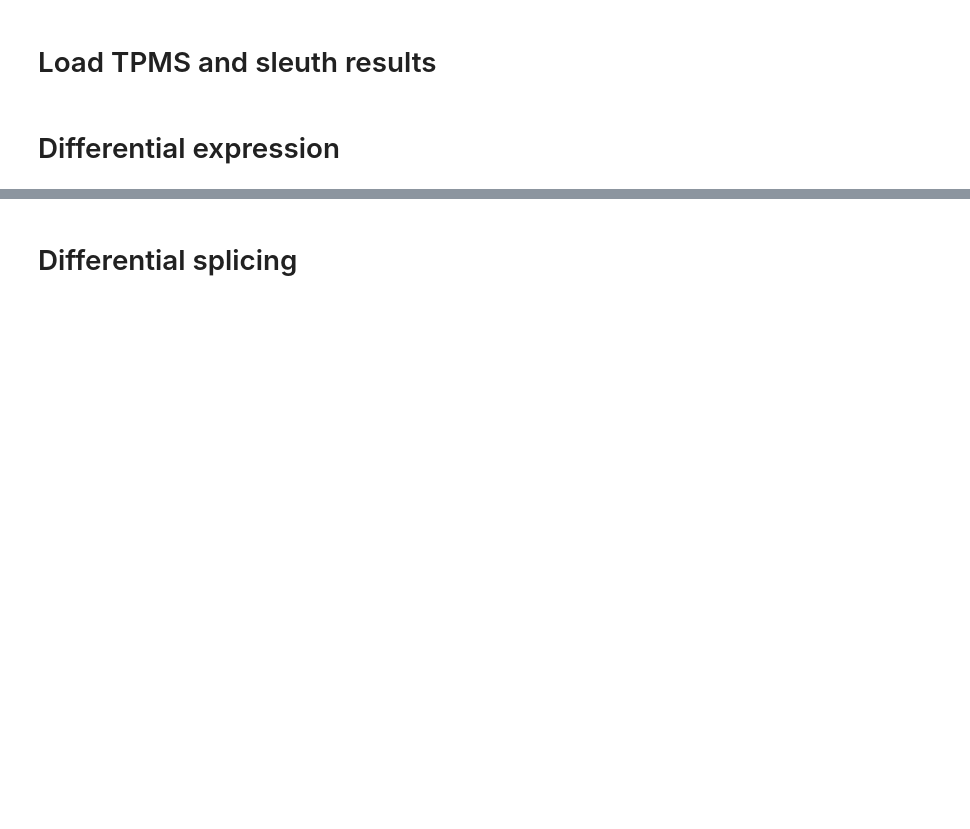
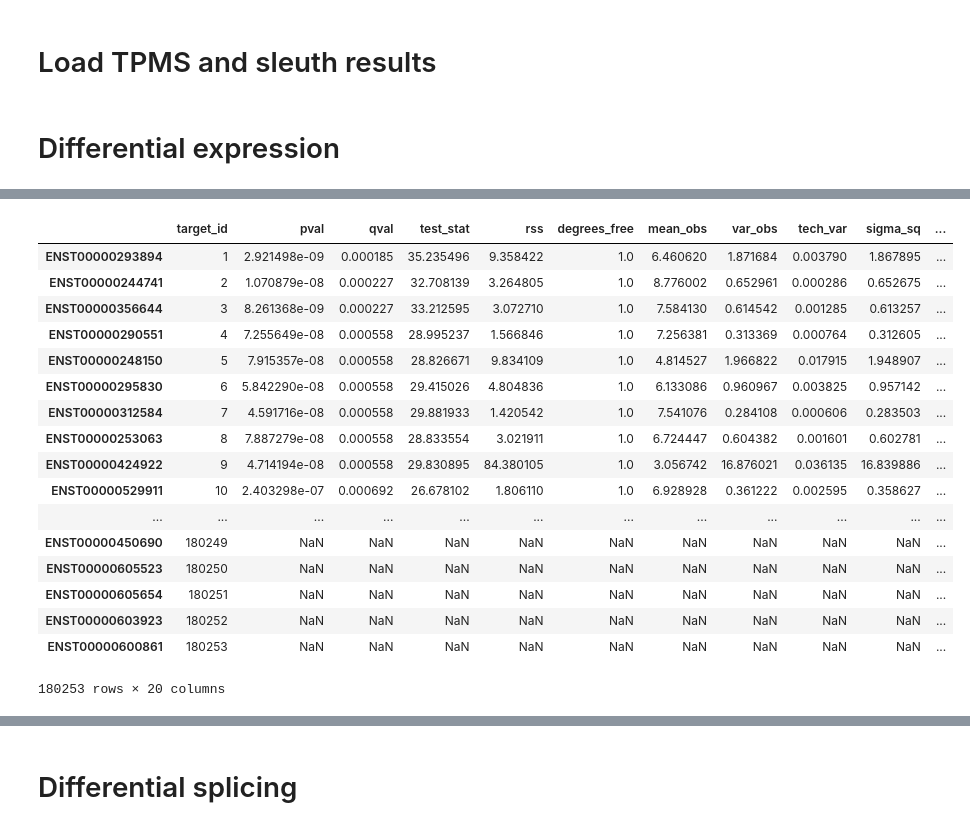
Before and after one commit to kevinhu/mdm4-splicing, a Jupyter notebook: notebooks/fig3_rnaseq.ipynb, the cells around one changed output, grey strips where cells are left out. Saved outputs shown, nothing was run; the diff lists cells and outputs as text; code cells hidden in the pictures; blank space fills up the shorter version.

```diff
--- a/notebooks/fig3_rnaseq.ipynb
+++ b/notebooks/fig3_rnaseq.ipynb
@@ -211,0 +219,21 @@ plot_tpm_dist_all("ENST00000463836")
+# %%
+sh704_sleuth
+# %% [output]
+|  | target_id | pval | qval | test_stat | rss | degrees_free | mean_obs | var_obs | tech_var | sigma_sq | ... |
+| ENST00000293894 | 1 | 2.921498e-09 | 0.000185 | 35.235496 | 9.358422 | 1.0 | 6.460620 | 1.871684 | 0.003790 | 1.867895 | ... |
+| ENST00000244741 | 2 | 1.070879e-08 | 0.000227 | 32.708139 | 3.264805 | 1.0 | 8.776002 | 0.652961 | 0.000286 | 0.652675 | ... |
+| ENST00000356644 | 3 | 8.261368e-09 | 0.000227 | 33.212595 | 3.072710 | 1.0 | 7.584130 | 0.614542 | 0.001285 | 0.613257 | ... |
+| ENST00000290551 | 4 | 7.255649e-08 | 0.000558 | 28.995237 | 1.566846 | 1.0 | 7.256381 | 0.313369 | 0.000764 | 0.312605 | ... |
+| ENST00000248150 | 5 | 7.915357e-08 | 0.000558 | 28.826671 | 9.834109 | 1.0 | 4.814527 | 1.966822 | 0.017915 | 1.948907 | ... |
+| ENST00000295830 | 6 | 5.842290e-08 | 0.000558 | 29.415026 | 4.804836 | 1.0 | 6.133086 | 0.960967 | 0.003825 | 0.957142 | ... |
+| ENST00000312584 | 7 | 4.591716e-08 | 0.000558 | 29.881933 | 1.420542 | 1.0 | 7.541076 | 0.284108 | 0.000606 | 0.283503 | ... |
+| ENST00000253063 | 8 | 7.887279e-08 | 0.000558 | 28.833554 | 3.021911 | 1.0 | 6.724447 | 0.604382 | 0.001601 | 0.602781 | ... |
+| ENST00000424922 | 9 | 4.714194e-08 | 0.000558 | 29.830895 | 84.380105 | 1.0 | 3.056742 | 16.876021 | 0.036135 | 16.839886 | ... |
+| ENST00000529911 | 10 | 2.403298e-07 | 0.000692 | 26.678102 | 1.806110 | 1.0 | 6.928928 | 0.361222 | 0.002595 | 0.358627 | ... |
+| ... | ... | ... | ... | ... | ... | ... | ... | ... | ... | ... | ... |
+| ENST00000450690 | 180249 | NaN | NaN | NaN | NaN | NaN | NaN | NaN | NaN | NaN | ... |
+| ENST00000605523 | 180250 | NaN | NaN | NaN | NaN | NaN | NaN | NaN | NaN | NaN | ... |
+| ENST00000605654 | 180251 | NaN | NaN | NaN | NaN | NaN | NaN | NaN | NaN | NaN | ... |
+| ENST00000603923 | 180252 | NaN | NaN | NaN | NaN | NaN | NaN | NaN | NaN | NaN | ... |
+| ENST00000600861 | 180253 | NaN | NaN | NaN | NaN | NaN | NaN | NaN | NaN | NaN | ... |
+180253 rows × 20 columns
```
Also changed, not shown: parts of 6 cells of this notebook, 2 other files.
